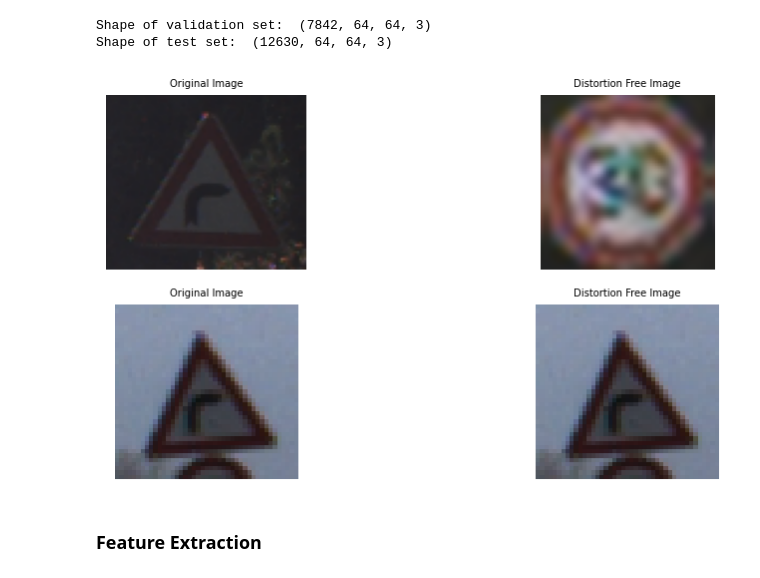
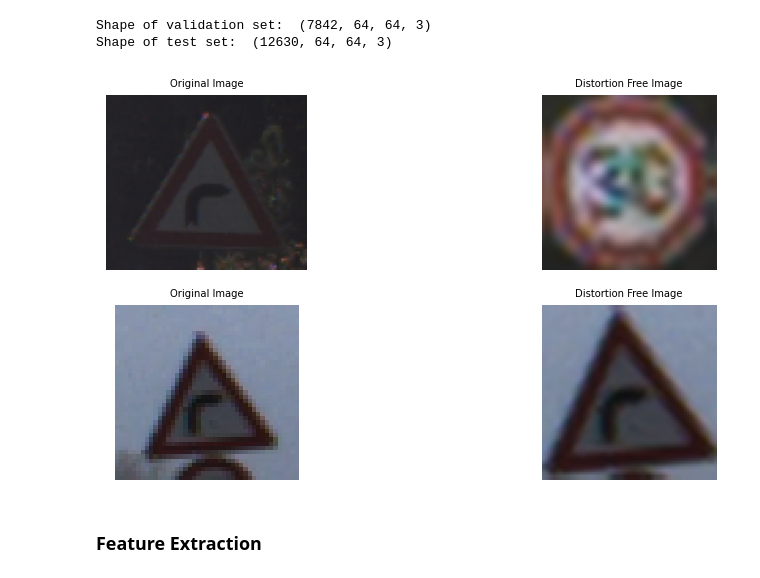
Before and after one commit to teddy661/281-final-project, a Jupyter notebook: Sign_EDA.ipynb, the cells around one changed output. Drawn from its saved outputs; the diff is of its cells as text; code cells hidden in the pictures.

```diff
--- a/Sign_EDA.ipynb
+++ b/Sign_EDA.ipynb
@@ -513,25 +513,25 @@ Shape of test set:  (12630, 64, 64, 3)
 # %%
 # show 2 images in the train set and compare side by side to the new distortion free images
 plt.figure(figsize=(10, 5))
 plt.subplot(2, 2, 1)
 plt.imshow(np.load(BytesIO(train[25]["Image"][0])))
 plt.title("Original Image")
 plt.axis("off")
 plt.subplot(2, 2, 2)
 plt.imshow(np.load(BytesIO(train[900]["Scaled_Image"][0])))
 plt.title("Distortion Free Image")
 plt.axis("off")
 plt.subplot(2, 2, 3)
 plt.imshow(np.load(BytesIO(train[100]["Image"][0])))
 plt.title("Original Image")
 plt.axis("off")
 plt.subplot(2, 2, 4)
-plt.imshow(np.load(BytesIO(train[100]["Image"][0])))
+plt.imshow(np.load(BytesIO(train[100]["Scaled_Image"][0])))
 plt.title("Distortion Free Image")
 plt.axis("off")
 plt.show()
 # %% [output]
-[figure, old version]
+[figure, new version]
 # %% [markdown]
 ### Feature Extraction
 # %%
```
Also changed, not shown: parts of 14 cells of this notebook.
